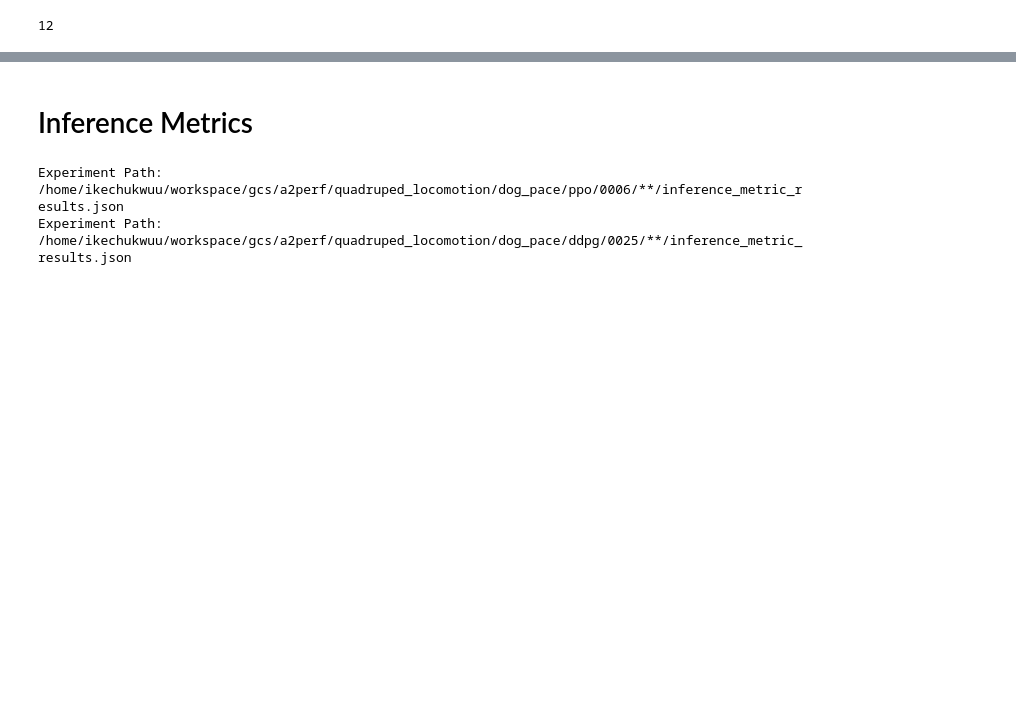
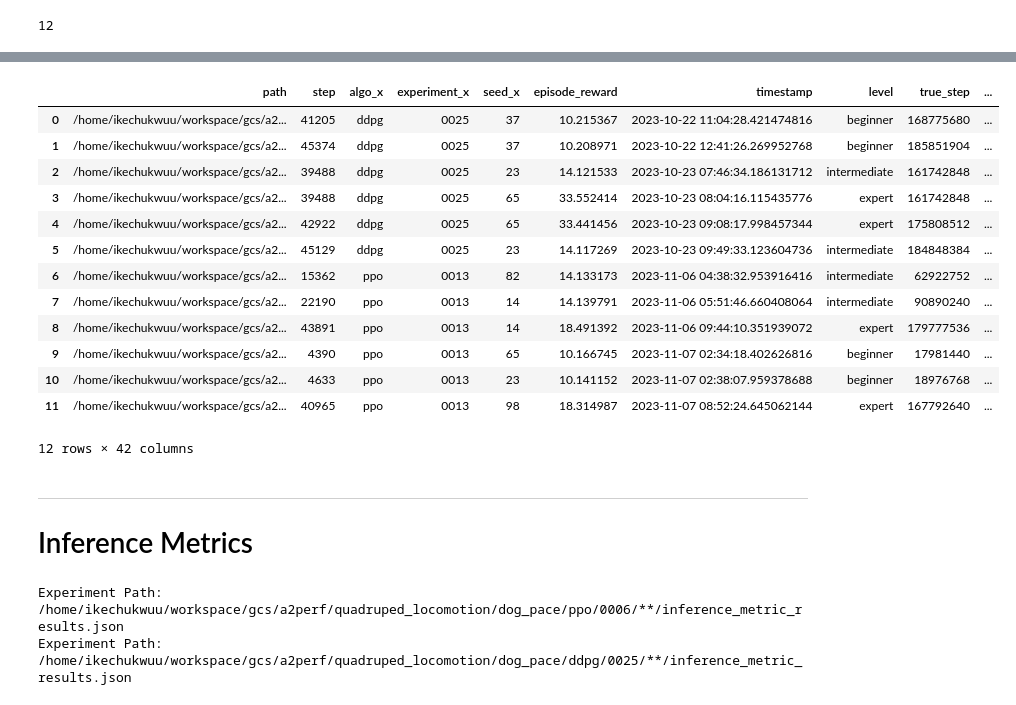
Before and after one commit to Farama-Foundation/A2Perf, a Jupyter notebook: viz/analysis/quadruped_locomotion/all_metrics.ipynb, the cells around one changed output, grey strips where cells are left out. Cells and saved outputs as stored; diff of their text form; code cells hidden in the pictures; blank space fills up the shorter version.

```diff
--- a/viz/analysis/quadruped_locomotion/all_metrics.ipynb
+++ b/viz/analysis/quadruped_locomotion/all_metrics.ipynb
@@ -711,0 +808,9 @@ Algo: ddpg, Mean RAM: 357.2859432333534 +/- 89.53247248389125
+# %%
+# Line up the step values for each algorithm with the system metrics
+top_k_policies_df['true_step'] = top_k_policies_df['step'] * 4096
+
+top_k_policies_df = top_k_policies_df.sort_values('timestamp')
+system_metrics_df = system_metrics_df.sort_values('timestamp')
+assert (top_k_policies_df['true_step'] < 2e8).all(), 'Found a step value greater than 200 million'
+
+top_k_policies_df
@@ -712,4 +831,24 @@ Algo: ddpg, Mean RAM: 357.2859432333534 +/- 89.53247248389125
+# %%
+system_metrics_df['timestamp'] = pd.to_datetime(system_metrics_df['timestamp'])
+pd.merge_asof(top_k_policies_df, system_metrics_df, left_on='timestamp', right_on='timestamp', direction='nearest', )
+# %% [output]
+|  | path | step | algo_x | experiment_x | seed_x | episode_reward | timestamp | level | true_step | ... |
+| 0 | /home/ikechukwuu/workspace/gcs/a2... | 41205 | ddpg | 0025 | 37 | 10.215367 | 2023-10-22 11:04:28.421474816 | beginner | 168775680 | ... |
+| 1 | /home/ikechukwuu/workspace/gcs/a2... | 45374 | ddpg | 0025 | 37 | 10.208971 | 2023-10-22 12:41:26.269952768 | beginner | 185851904 | ... |
+| 2 | /home/ikechukwuu/workspace/gcs/a2... | 39488 | ddpg | 0025 | 23 | 14.121533 | 2023-10-23 07:46:34.186131712 | intermediate | 161742848 | ... |
+| 3 | /home/ikechukwuu/workspace/gcs/a2... | 39488 | ddpg | 0025 | 65 | 33.552414 | 2023-10-23 08:04:16.115435776 | expert | 161742848 | ... |
+| 4 | /home/ikechukwuu/workspace/gcs/a2... | 42922 | ddpg | 0025 | 65 | 33.441456 | 2023-10-23 09:08:17.998457344 | expert | 175808512 | ... |
+| 5 | /home/ikechukwuu/workspace/gcs/a2... | 45129 | ddpg | 0025 | 23 | 14.117269 | 2023-10-23 09:49:33.123604736 | intermediate | 184848384 | ... |
+| 6 | /home/ikechukwuu/workspace/gcs/a2... | 15362 | ppo | 0013 | 82 | 14.133173 | 2023-11-06 04:38:32.953916416 | intermediate | 62922752 | ... |
+| 7 | /home/ikechukwuu/workspace/gcs/a2... | 22190 | ppo | 0013 | 14 | 14.139791 | 2023-11-06 05:51:46.660408064 | intermediate | 90890240 | ... |
+| 8 | /home/ikechukwuu/workspace/gcs/a2... | 43891 | ppo | 0013 | 14 | 18.491392 | 2023-11-06 09:44:10.351939072 | expert | 179777536 | ... |
+| 9 | /home/ikechukwuu/workspace/gcs/a2... | 4390 | ppo | 0013 | 65 | 10.166745 | 2023-11-07 02:34:18.402626816 | beginner | 17981440 | ... |
+| 10 | /home/ikechukwuu/workspace/gcs/a2... | 4633 | ppo | 0013 | 23 | 10.141152 | 2023-11-07 02:38:07.959378688 | beginner | 18976768 | ... |
+| 11 | /home/ikechukwuu/workspace/gcs/a2... | 40965 | ppo | 0013 | 98 | 18.314987 | 2023-11-07 08:52:24.645062144 | expert | 167792640 | ... |
+12 rows × 42 columns
 # %% [markdown]
+---
+
 # Inference Metrics
 # %%
 import collections
```
Also changed, not shown: parts of 26 cells of this notebook, 1 other file.
